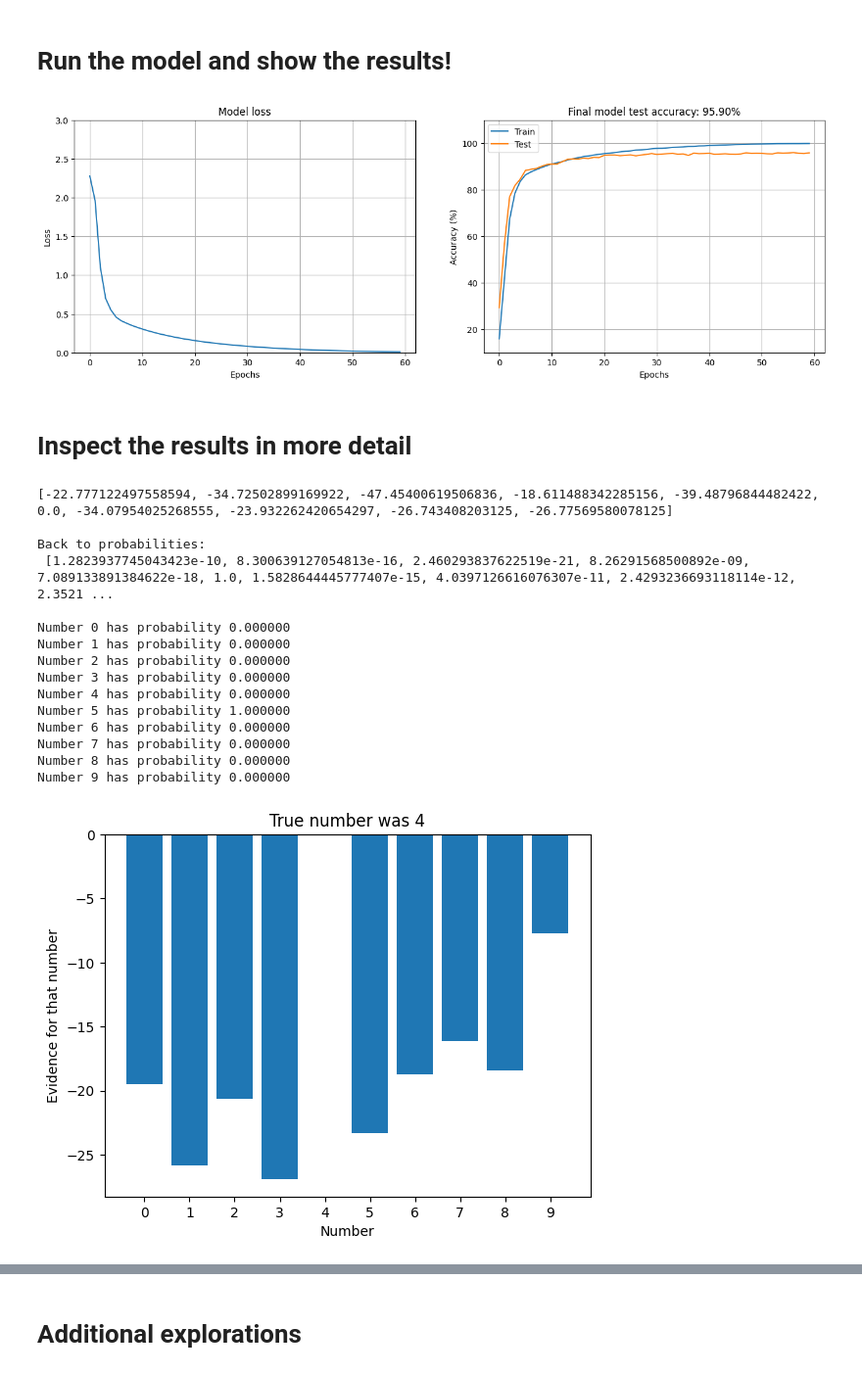
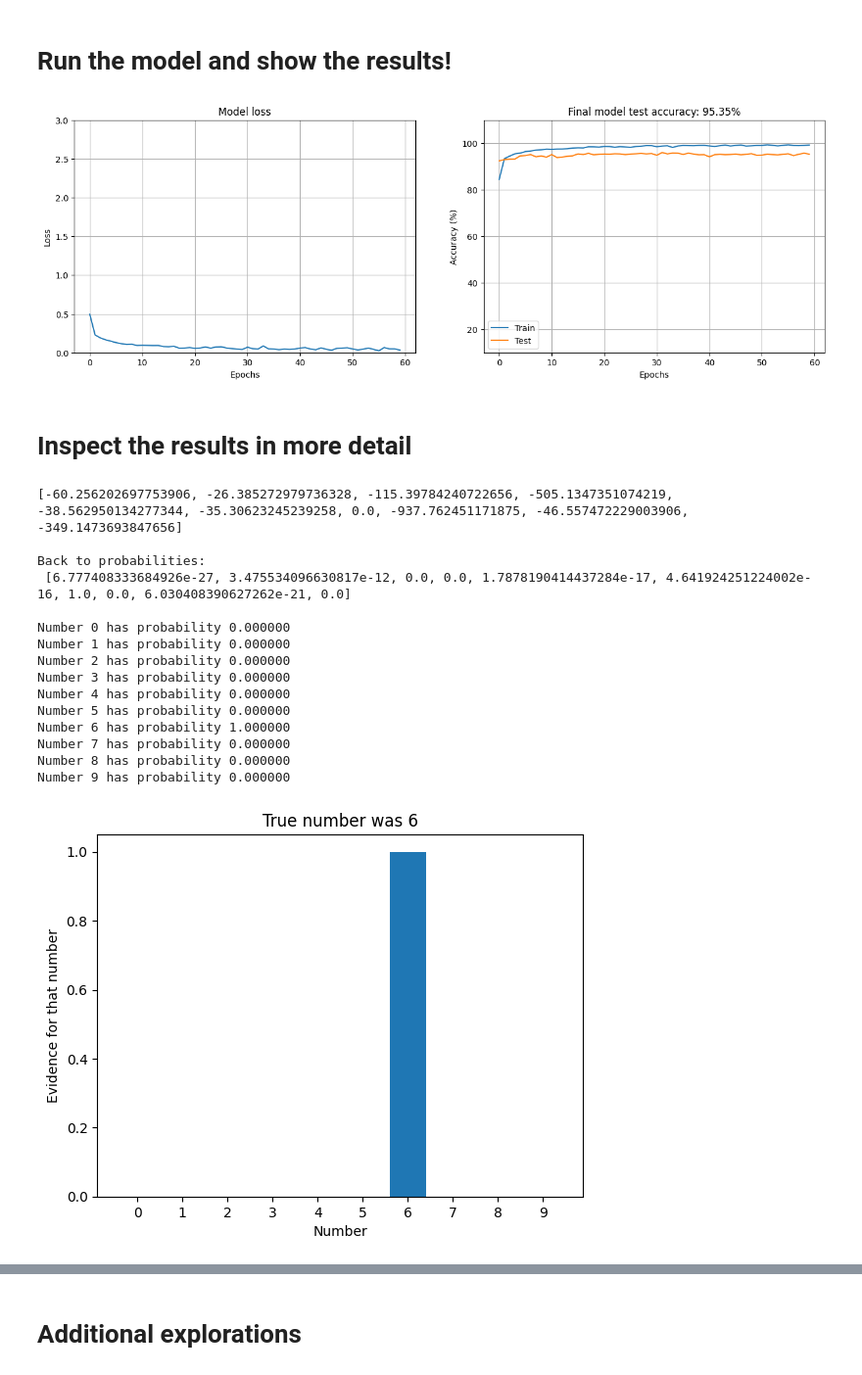
Before and after one commit to marzzelo/DeepUnderstandingOfDeepLearning, a Jupyter notebook: FFN/DUDL_FFN_FFNonMNIST_MAV.ipynb, the cells around one changed output, grey strips where cells are left out. Shown: that part at 98% size. Cells and saved outputs as stored; diff of their text form; code cells hidden in the pictures.

```diff
--- a/FFN/DUDL_FFN_FFNonMNIST_MAV.ipynb
+++ b/FFN/DUDL_FFN_FFNonMNIST_MAV.ipynb
@@ -22,9 +22,9 @@ matplotlib_inline.backend_inline.set_matplotlib_formats('png')
 # Import and process the data
 # %%
 # import dataset (comes with colab!)
-data = np.loadtxt(open('sample_data/mnist_train_small.csv', 'rb'), delimiter=';')
+data = np.loadtxt(open('sample_data/mnist_train_small.csv', 'rb'), delimiter=',')
 # remove first row (header)
-data = data[1:, :]
+# data = data[1:, :]
 print("data shape: ", data.shape)  # should be 20000x785, where the columns are 1 label and 784 pixels
 # extract labels (number IDs) and remove from data
 labels = data[:, 0]
@@ -163,6 +142,7 @@ v3                              ndarray          10x1: 10 elems, type `int64`, 8
 #   Attributes:
 #   training – Boolean represents whether this module is in training or evaluation mode.
 def createTheMNISTNet():
+
     class mnistNet(nn.Module):
         def __init__(self):
             super().__init__()
@@ -192,8 +172,8 @@ def createTheMNISTNet():
     # loss function
     lossfun = nn.NLLLoss()
 
-    # optimizer
-    optimizer = torch.optim.SGD(net_model.parameters(), lr=.01)
+    # optimizer (try using Adam instead of SGD ==> it will converge faster and more accurately)
+    optimizer = torch.optim.Adam(net_model.parameters(), lr=.01)
 
     return net_model, lossfun, optimizer
 # %%
@@ -219,7 +199,7 @@ tensor(2.3079, grad_fn=<NllLossBackward0>)
 # %%
 # a function that trains the model
 
-def function2trainTheModel():
+def trainTheModel():
     # number of epochs
     numepochs = 60
 
@@ -258,16 +238,17 @@ def function2trainTheModel():
         # end of batch loop...
 
         # now that we've trained through the batches, get their average training accuracy
-        trainAcc.append(np.mean(batchAcc))
+        trainAcc.append(np.mean(batchAcc))  # append the average accuracy for this epoch
 
         # and get average losses across the batches
-        losses[epochi] = np.mean(batchLoss)
+        losses[epochi] = np.mean(batchLoss)  # append the average loss for this epoch
 
         # test accuracy
         X, y = next(iter(test_loader))  # extract X,y from test dataloader
         yHat = net(X)
 
         # compare the following really long line of code to the training accuracy lines
+        # (see "compute accuracy" above)
         testAcc.append(100 * torch.mean((torch.argmax(yHat, axis=1) == y).float()))
 
     # end epochs
@@ -277,7 +258,7 @@ def function2trainTheModel():
 # %% [markdown]
 # Run the model and show the results!
 # %%
-trainAcc, testAcc, losses, net = function2trainTheModel()
+trainAcc, testAcc, losses, net = trainTheModel()
 # %%
 _, ax = plt.subplots(1, 2, figsize=(16, 5))
 
@@ -300,7 +281,7 @@ ax[1].legend()
 
 plt.show()
 # %% [output]
-[figure, old version]
+[figure, new version]
 # %% [markdown]
 # Inspect the results in more detail
 # %%
@@ -308,7 +289,7 @@ plt.show()
 X, y = next(iter(test_loader))
 predictions = net(X).detach()  # the detach method gets the tensor out of the computation graph (no backprop on this)
 
-print(predictions[0].tolist())
+print(predictions[0].tolist())  # these are log-probabilities, not probabilities
 
 # back to probabilities
 print("\nBack to probabilities: \n", torch.exp(predictions[0]).tolist())
@@ -316,33 +297,35 @@ print()
 for lab, pred in enumerate(predictions[0]):
     print(f'Number {lab} has probability {torch.exp(pred).item():.6f}')
 # %% [output]
-[-22.777122497558594, -34.72502899169922, -47.45400619506836, -18.611488342285156, -39.48796844482422, 0.0, -34.07954025268555, -23.932262420654297, -26.743408203125, -26.77569580078125]
+[-60.256202697753906, -26.385272979736328, -115.39784240722656, -505.1347351074219, -38.562950134277344, -35.30623245239258, 0.0, -937.762451171875, -46.557472229003906, -349.1473693847656]
 
 Back to probabilities:
- [1.2823937745043423e-10, 8.300639127054813e-16, 2.460293837622519e-21, 8.26291568500892e-09, 7.089133891384622e-18, 1.0, 1.5828644445777407e-15, 4.0397126616076307e-11, 2.4293236693118114e-12, 2.3521 ...
+ [6.777408333684926e-27, 3.475534096630817e-12, 0.0, 0.0, 1.7878190414437284e-17, 4.641924251224002e-16, 1.0, 0.0, 6.030408390627262e-21, 0.0]
 
 Number 0 has probability 0.000000
 Number 1 has probability 0.000000
 Number 2 has probability 0.000000
 Number 3 has probability 0.000000
 Number 4 has probability 0.000000
-Number 5 has probability 1.000000
-Number 6 has probability 0.000000
+Number 5 has probability 0.000000
+Number 6 has probability 1.000000
 Number 7 has probability 0.000000
 Number 8 has probability 0.000000
 Number 9 has probability 0.000000
 # %%
 # Evidence for all numbers from one sample
-sample2show = 120
+sample2show = 0
 
-plt.bar(range(10), predictions[sample2show])  # try adding exp!
+plt.bar(range(10), np.exp(predictions[sample2show]))  # try adding exp!
 plt.xticks(range(10))
 plt.xlabel('Number')
 plt.ylabel('Evidence for that number')
 plt.title('True number was %s' % y[sample2show].item())
+# set log scale for y
+# plt.yscale('log')
 plt.show()
 # %% [output]
-[figure, old version]
+[figure, new version]
 # %%
 # find the errors
 errors = np.where(torch.max(predictions, axis=1)[1] != y)[0]
```
Also changed, not shown: parts of 3 cells of this notebook, 3 other files.
